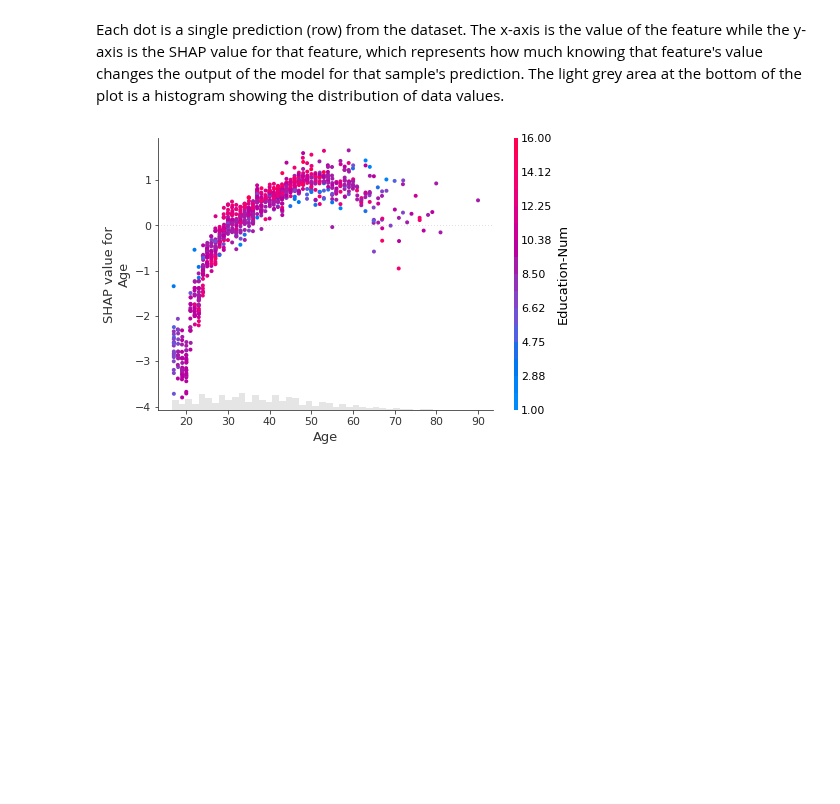
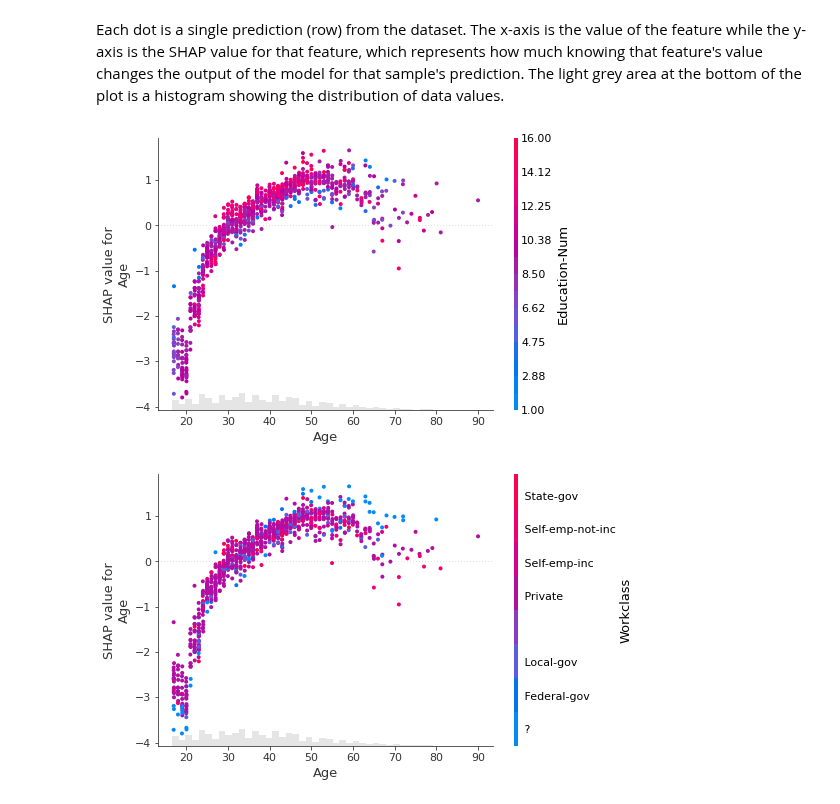
Before and after one commit to rrwabina/RADI608, a Jupyter notebook: Group Readings/Assignment 1/scripts/SHAP Plots.ipynb, the cells around one changed output. Cells and saved outputs as stored; diff of their text form; code cells hidden in the pictures; blank space fills up the shorter version.

```diff
--- a/Group Readings/Assignment 1/scripts/SHAP Plots.ipynb
+++ b/Group Readings/Assignment 1/scripts/SHAP Plots.ipynb
@@ -172,7 +172,7 @@ shap.plots.waterfall(shap_values[1])
 [figure]
 # %%
 X,y = shap.datasets.adult()
-model = xgb.XGBClassifier().fit(X, y)
+model = XGBClassifier().fit(X, y)
 
 explainer = shap.Explainer(model, X)
 shap_values = explainer(X[:1000])
@@ -181,4 +181,11 @@ Each dot is a single prediction (row) from the dataset. The x-axis is the value
 # %%
 shap.plots.scatter(shap_values[:, 'Age'], color = shap_values)
 # %% [output]
-[figure, old version]
+[figure, new version]
+# %%
+X_display,y = shap.datasets.adult(display=True)
+shap_values.display_data = X_display.values
+
+shap.plots.scatter(shap_values[:, "Age"], color=shap_values[:,"Workclass"])
+# %% [output]
+[figure, added]
```
Also changed, not shown: 2 other files.
